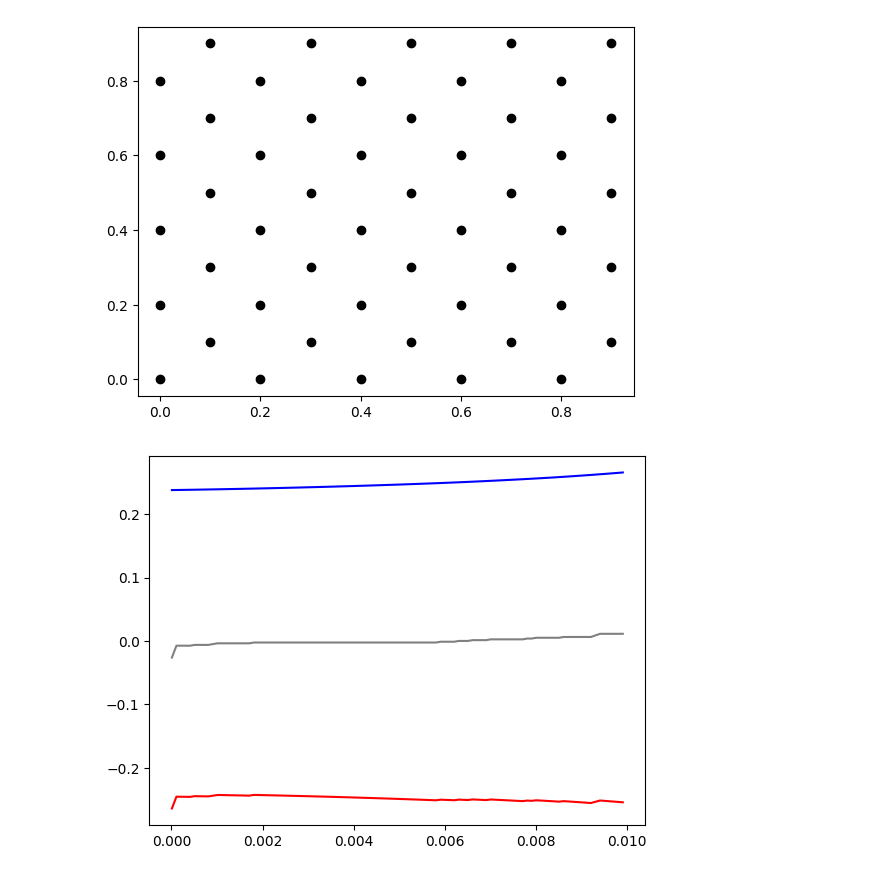
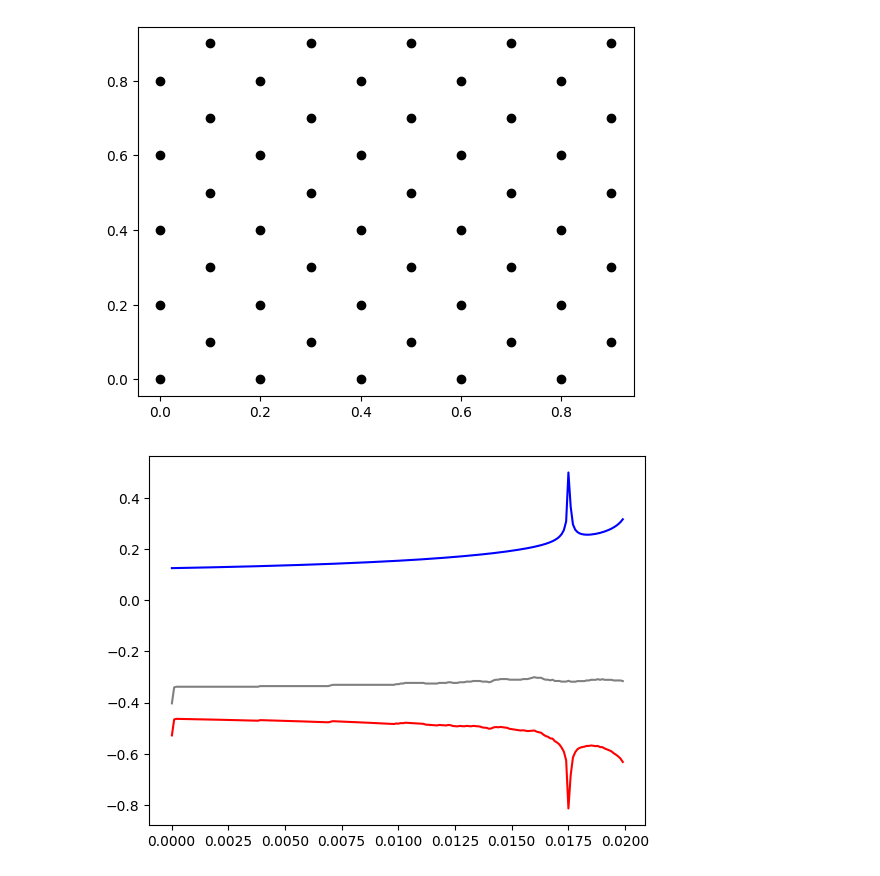
Before and after one commit to mannodiarun/MSE570, a Jupyter notebook: MD.ipynb, the cells around one changed output. Cells and saved outputs as stored; diff of their text form; code cells hidden in the pictures.

```diff
--- a/MD.ipynb
+++ b/MD.ipynb
@@ -116,7 +116,7 @@ def pair_distance(x_all,y_all):
 # %%
 ##  Define MD Parameters  ##
 
-Temp_start = 30
+Temp_start = 30000
 dt = 1e-4
 tmax = 1e-2
 m = 1/2000
@@ -130,8 +130,8 @@ def init():
 
     vx = [0.0]*N
     vy = [0.0]*N
-#    sumvx = 0
-#    sumvy = 0
+    sumvx = 0
+    sumvy = 0
     sumv2 = 0
 
     k = 0
@@ -175,24 +175,24 @@ def init():
         sumv2 = sumv2 + vx[i]*vx[i] + vy[i]*vy[i]
 
 
-#     for i in range(0,N):
-#         vx[i] = (np.random.rand()-0.5)*1e-1
-#         vy[i] = (np.random.rand()-0.5)*1e-1
-#         sumvx = sumvx + vx[i]
-#         sumvy = sumvy + vy[i]
-#         sumv2 = sumv2 + vx[i]*vx[i] + vy[i]*vy[i]
+    for i in range(0,N):
+        vx[i] = (np.random.rand()-0.5)*1e-1
+        vy[i] = (np.random.rand()-0.5)*1e-1
+        sumvx = sumvx + vx[i]
+        sumvy = sumvy + vy[i]
+        sumv2 = sumv2 + vx[i]*vx[i] + vy[i]*vy[i]
 
-#     sumvx = sumvx/N
-#     sumvy = sumvy/N
-#     sumv2 = sumv2/N
+    sumvx = sumvx/N
+    sumvy = sumvy/N
+    sumv2 = sumv2/N
 
-#     fs = np.sqrt(3*Temp_start/sumv2)
+    fs = np.sqrt(3*Temp_start/sumv2)
 
-#     for i in range(0,N):
-#         vx[i] = (vx[i] - sumvx)*fs
-#         vy[i] = (vy[i] - sumvy)*fs
-#         xm[i] = x[i] - vx[i]*dt
-#         ym[i] = y[i] - vy[i]*dt
+    for i in range(0,N):
+      vx[i] = (vx[i] - sumvx)*fs
+      vy[i] = (vy[i] - sumvy)*fs
+      xm[i] = x[i] - vx[i]*dt
+      ym[i] = y[i] - vy[i]*dt
 
     PE_start, fx, fy = force(x,y)
     KE_start = 0.5*sumv2*m
@@ -292,12 +292,12 @@ def md(tmax,dt,nsamp):
 # %%
 
 dt = 1e-5
-tmax = 1e-2
+tmax = 2e-2
 nsamp = 10
 
 PE, KE, TE, x_final, y_final, pair_dist = md(tmax,dt,nsamp)
 # %% [output]
-[figure, old version]
+[figure, new version]
 # %%
 
 dt = 1e-5
```
Also changed, not shown: parts of 4 cells of this notebook.
